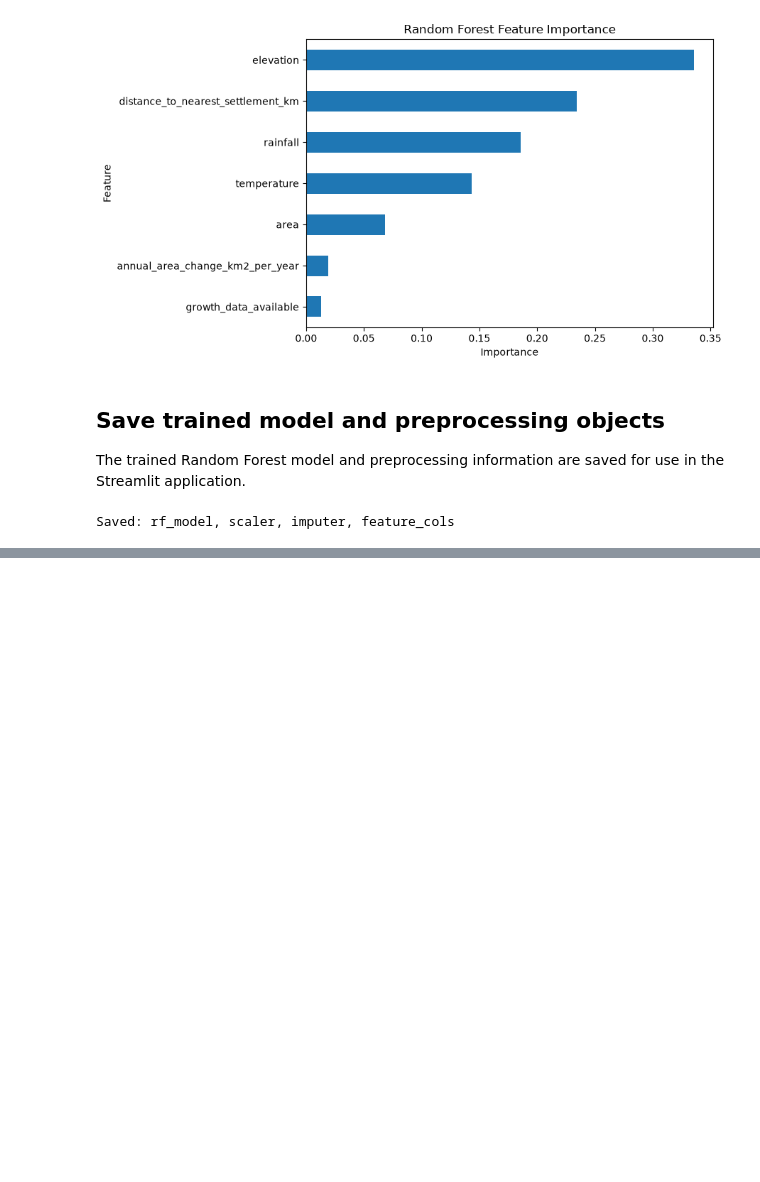
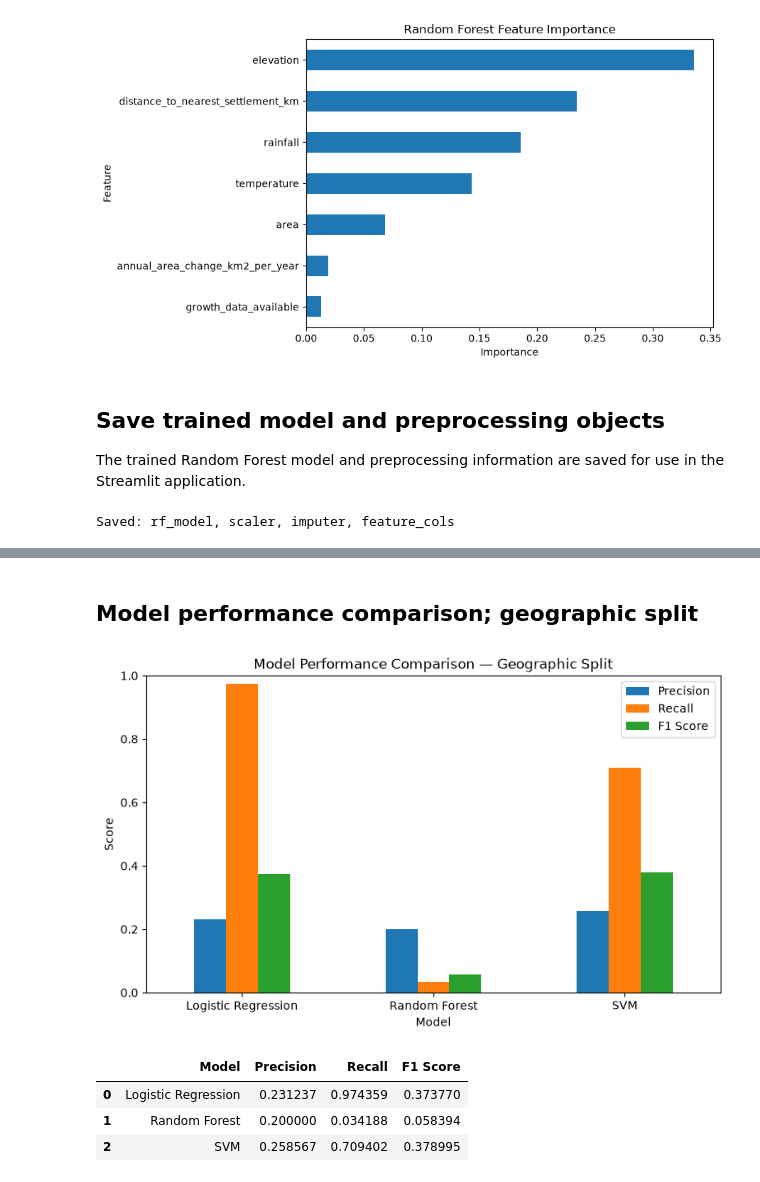
Before and after one commit to iqraamin054-code/GLOFGuard, a Jupyter notebook: notebooks/06_model_training.ipynb, the cells around one changed output, grey strips where cells are left out. Drawn from its saved outputs; the diff is of its cells as text; code cells hidden in the pictures; blank space fills up the shorter version.

```diff
--- a/notebooks/06_model_training.ipynb
+++ b/notebooks/06_model_training.ipynb
@@ -252,0 +488,37 @@ Saved: rf_model, scaler, imputer, feature_cols
+# %% [markdown]
+## Model performance comparison; geographic split
+# %%
+comparison_geo = pd.DataFrame({
+    'Model': ['Logistic Regression', 'Random Forest', 'SVM'],
+    'Precision': [
+        precision_score(y_test_geo, log_preds_geo),
+        precision_score(y_test_geo, rf_preds_geo),
+        precision_score(y_test_geo, svm_preds_geo)
+    ],
+    'Recall': [
+        recall_score(y_test_geo, log_preds_geo),
+        recall_score(y_test_geo, rf_preds_geo),
+        recall_score(y_test_geo, svm_preds_geo)
+    ],
+    'F1 Score': [
+        f1_score(y_test_geo, log_preds_geo),
+        f1_score(y_test_geo, rf_preds_geo),
+        f1_score(y_test_geo, svm_preds_geo)
+    ]
+})
+
+comparison_geo.set_index('Model').plot(kind='bar', figsize=(9, 5))
+plt.title('Model Performance Comparison — Geographic Split')
+plt.ylabel('Score')
+plt.ylim(0, 1)
+plt.xticks(rotation=0)
+plt.legend()
+plt.show()
+
+comparison_geo
+# %% [output]
+[figure, added]
+|  | Model | Precision | Recall | F1 Score |
+| 0 | Logistic Regression | 0.231237 | 0.974359 | 0.373770 |
+| 1 | Random Forest | 0.200000 | 0.034188 | 0.058394 |
+| 2 | SVM | 0.258567 | 0.709402 | 0.378995 |
```
Also changed, not shown: parts of 24 cells of this notebook.
